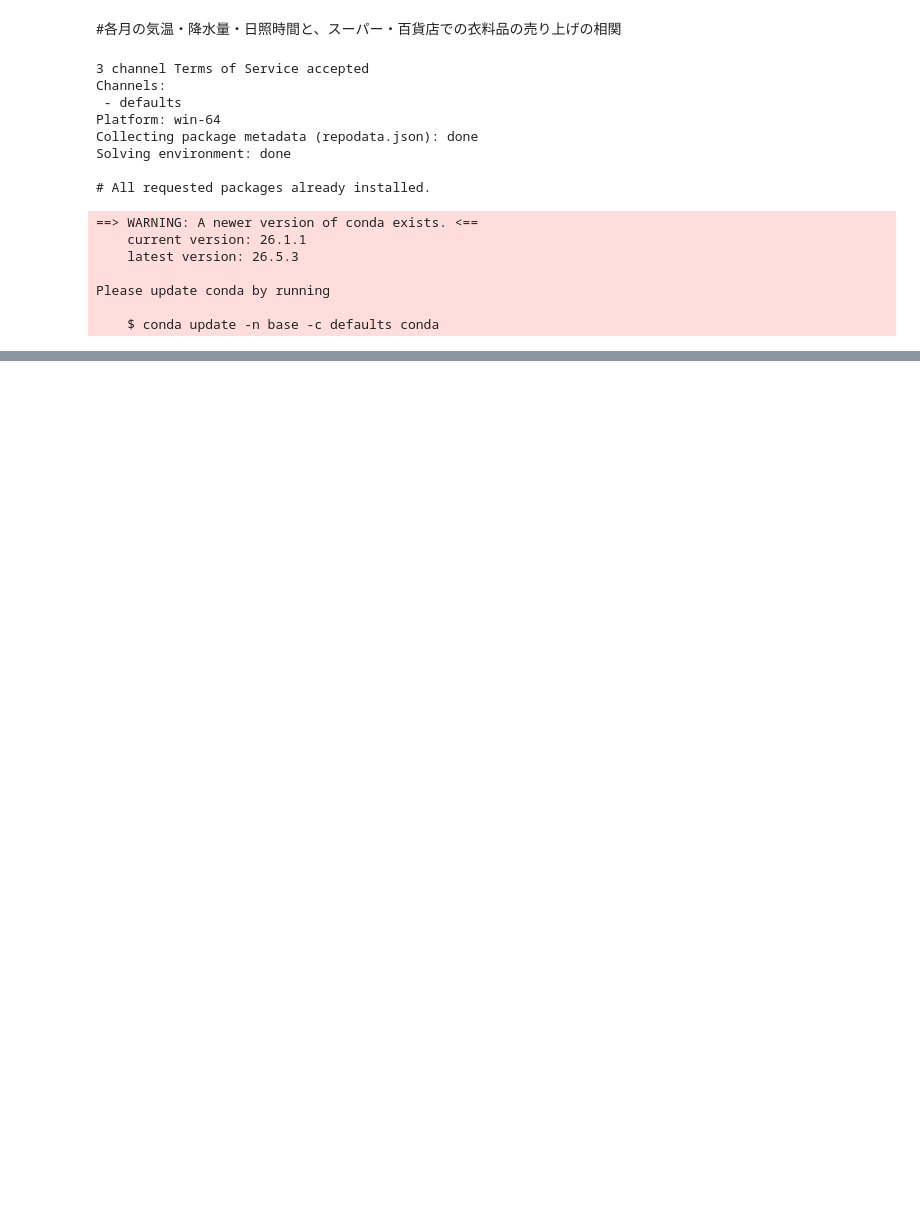
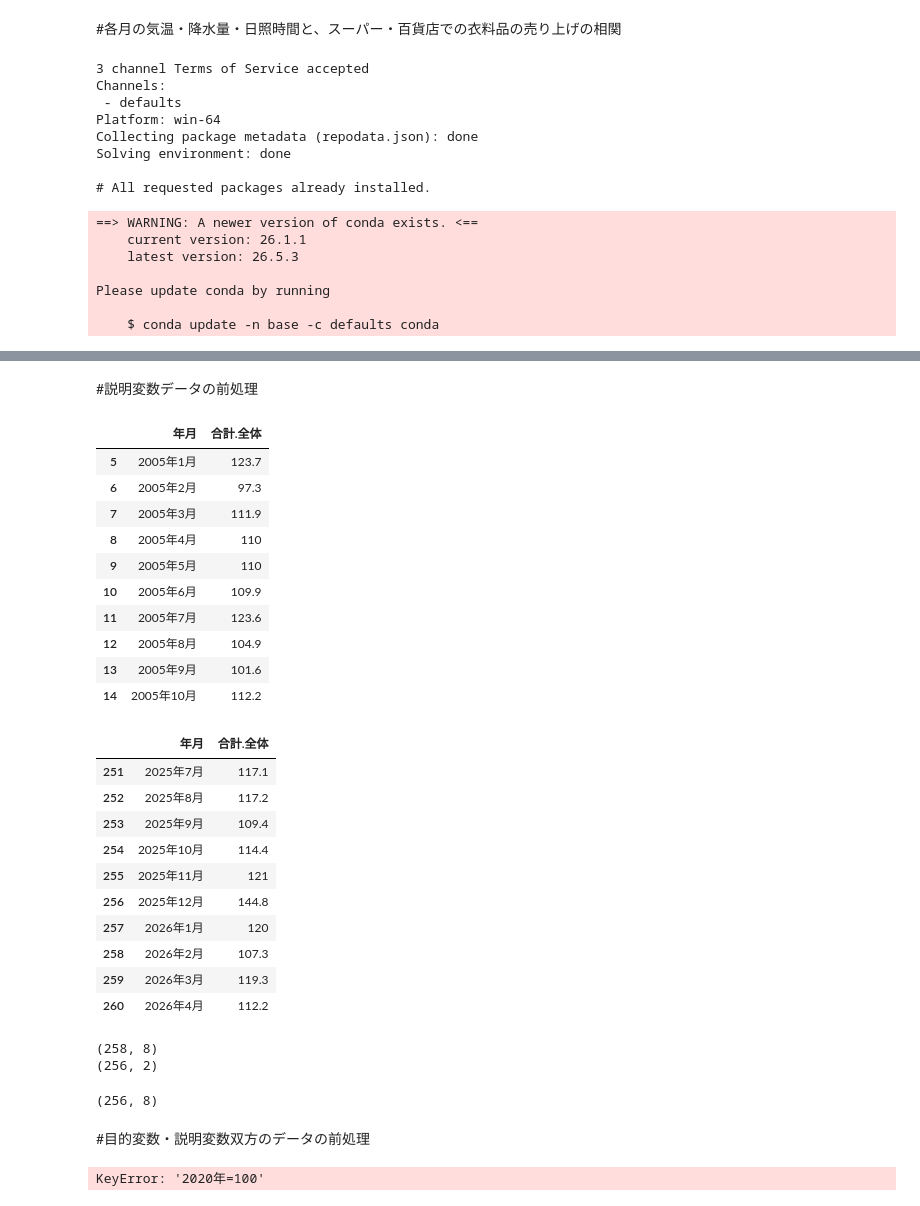
Before and after one commit to Udon-datascience/opendata_analysis, a Jupyter notebook: correl_clothes/correl_clothes.ipynb, the cells around one changed output, grey strips where cells are left out. Cells and saved outputs as stored; diff of their text form; code cells hidden in the pictures; blank space fills up the shorter version.

```diff
--- a/correl_clothes/correl_clothes.ipynb
+++ b/correl_clothes/correl_clothes.ipynb
@@ -28,9 +28,9 @@ Please update conda by running
 #データの読み込み
 
 df_x = pd.read_csv(r'C:\Users\natsu\myworks_for_GitHub\Python-machine-learning-study-log\opendata_analysis\datafiles\crimate_data.csv',encoding="cp932")
-df_t = pd.read_excel(r'C:\Users\natsu\myworks_for_GitHub\Python-machine-learning-study-log\opendata_analysis\datafiles\h2slt61j.xlsx')
+df_t = pd.read_excel(r'C:\Users\natsu\myworks_for_GitHub\Python-machine-learning-study-log\opendata_analysis\datafiles\sales.xlsx')
 
 
-display(df_x.head(10))
-display(df_t.head(10))
+display(df_x.head(7))
+display(df_t.head(7))
 # %% [output]
@@ -63,0 +138,73 @@ df_t2=df_t.drop(index=range(0,8),axis=0)
+# %% [markdown]
+#説明変数データの前処理
+# %%
+#説明変数の不要な行・列の削除
+#df_t2をデータ分析用のデータフレームとする
+
+df_t.columns=[
+    '年月',
+    '合計.全体','百貨店.全体','スーパー.全体',
+    '合計.衣料品','百貨店.衣料品','スーパー.衣料品',
+    '合計.飲食料品','百貨店.飲食料品','スーパー.飲食料品',
+    '合計.その他','百貨店.その他','スーパー.その他',
+    'Month','Year'
+]
+
+
+df_t2=df_t.copy()
+
+to_drop_t=['百貨店.全体','スーパー.全体',
+    '合計.衣料品','百貨店.衣料品','スーパー.衣料品',
+    '合計.飲食料品','百貨店.飲食料品','スーパー.飲食料品',
+    '合計.その他','百貨店.その他','スーパー.その他',
+    'Month','Year'
+]
+df_t2=df_t2.drop(to_drop_t,axis=1)
+df_t2=df_t2.drop(index=range(0,5),axis=0)
+
+display(df_t2.head(10))
+display(df_t2.tail(10))
+# %% [output]
+|  | 年月 | 合計.全体 |
+| 5 | 2005年1月 | 123.7 |
+| 6 | 2005年2月 | 97.3 |
+| 7 | 2005年3月 | 111.9 |
+| 8 | 2005年4月 | 110 |
+| 9 | 2005年5月 | 110 |
+| 10 | 2005年6月 | 109.9 |
+| 11 | 2005年7月 | 123.6 |
+| 12 | 2005年8月 | 104.9 |
+| 13 | 2005年9月 | 101.6 |
+| 14 | 2005年10月 | 112.2 |
+|  | 年月 | 合計.全体 |
+| 251 | 2025年7月 | 117.1 |
+| 252 | 2025年8月 | 117.2 |
+| 253 | 2025年9月 | 109.4 |
+| 254 | 2025年10月 | 114.4 |
+| 255 | 2025年11月 | 121 |
+| 256 | 2025年12月 | 144.8 |
+| 257 | 2026年1月 | 120 |
+| 258 | 2026年2月 | 107.3 |
+| 259 | 2026年3月 | 119.3 |
+| 260 | 2026年4月 | 112.2 |
+# %%
+print(df_x2.shape)
+print(df_t2.shape)
+# %% [output]
+(258, 8)
+(256, 2)
+# %%
+df_x2=df_x2.drop(index=[257,258],axis=0)
+print(df_x2.shape)
+# %% [output]
+(256, 8)
+# %% [markdown]
+#目的変数・説明変数双方のデータの前処理
+# %%
+#外れ値の除外
+
+
+for col in df_x2.columns:
+    df_x2.plot(kind='scatter',x=col,y=df_t['2020年=100'])
+# %% [output]
+KeyError: '2020年=100'
```
Also changed, not shown: parts of 7 cells of this notebook, 1 other file.
